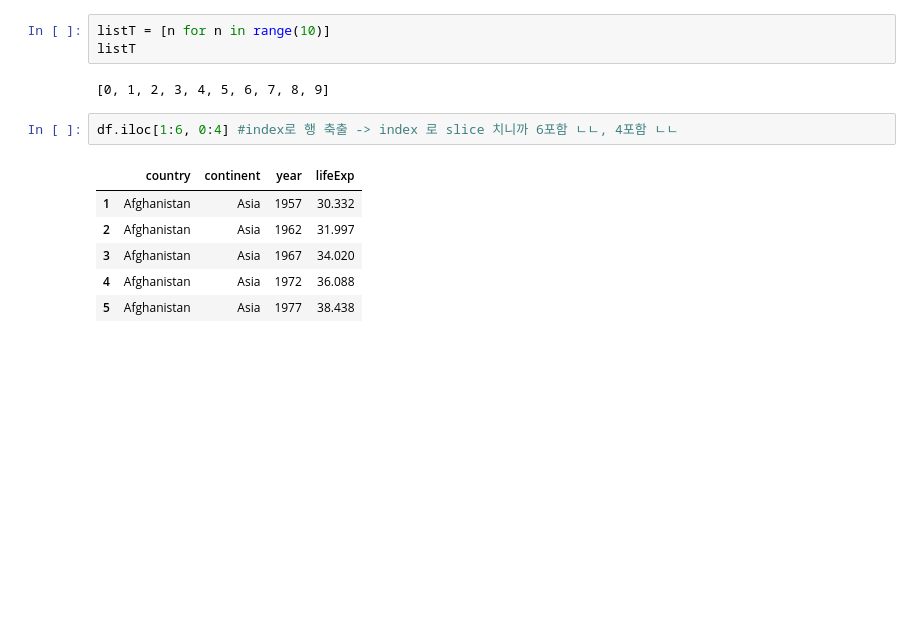
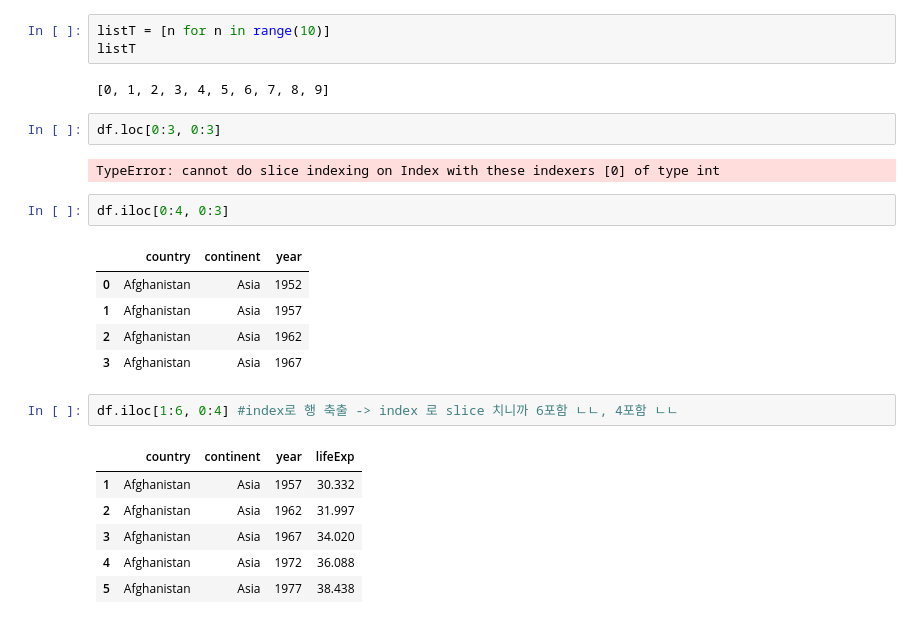
Before and after one commit to oownahcohc/data-science-class, a Jupyter notebook: before-midterm/midterm.ipynb, the cells around one changed output. Cells and saved outputs as stored; diff of their text form; blank space fills up the shorter version.

```diff
--- a/before-midterm/midterm.ipynb
+++ b/before-midterm/midterm.ipynb
@@ -235,6 +251,18 @@ listT = [n for n in range(10)]
 listT
 # %% [output]
 [0, 1, 2, 3, 4, 5, 6, 7, 8, 9]
+# %%
+df.loc[0:3, 0:3]
+# %% [output]
+TypeError: cannot do slice indexing on Index with these indexers [0] of type int
+# %%
+df.iloc[0:4, 0:3]
+# %% [output]
+|  | country | continent | year |
+| 0 | Afghanistan | Asia | 1952 |
+| 1 | Afghanistan | Asia | 1957 |
+| 2 | Afghanistan | Asia | 1962 |
+| 3 | Afghanistan | Asia | 1967 |
 # %%
 df.iloc[1:6, 0:4] #index로 행 축출 -> index 로 slice 치니까 6포함 ㄴㄴ, 4포함 ㄴㄴ
 # %% [output]
```
Also changed, not shown: parts of 13 cells of this notebook, 3 other files.
